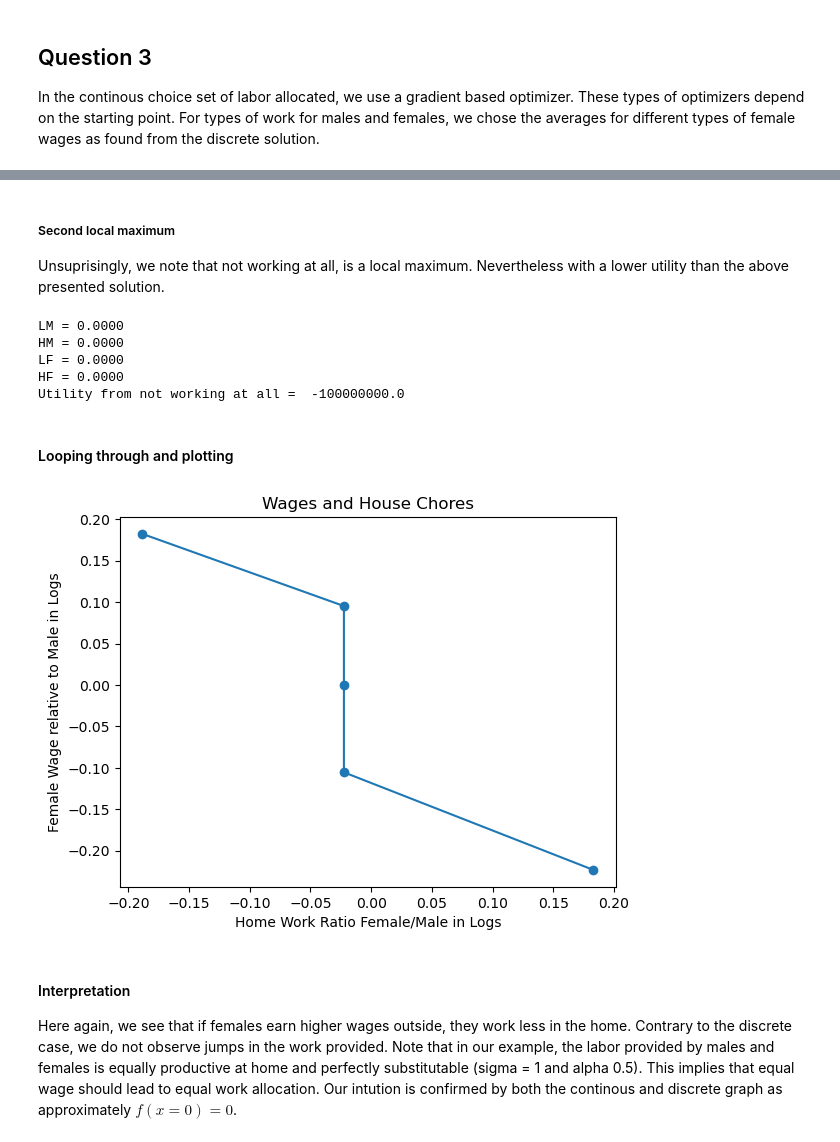
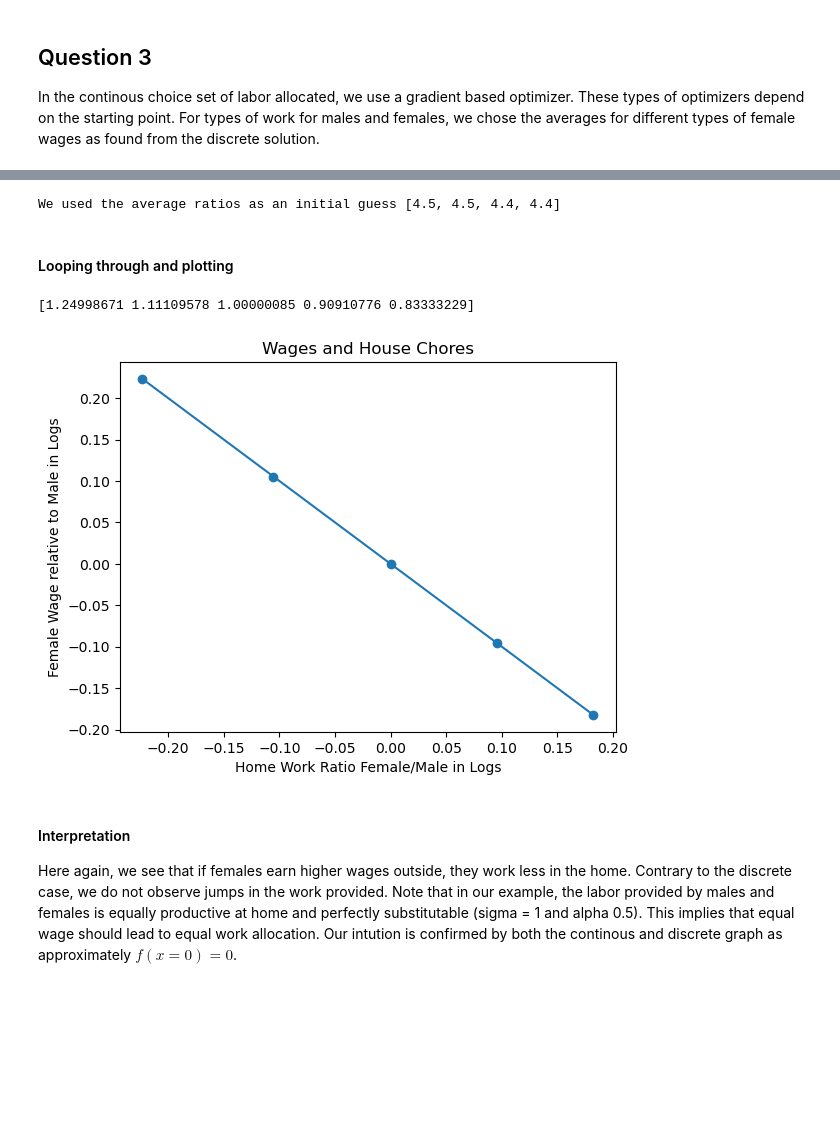
Before and after one commit to biguntitled/Intro_Num, a Jupyter notebook: Lukas.ipynb, the cells around one changed output, grey strips where cells are left out. Saved outputs shown, nothing was run; the diff lists cells and outputs as text; code cells hidden in the pictures; blank space fills up the shorter version.

```diff
--- a/Lukas.ipynb
+++ b/Lukas.ipynb
@@ -152,35 +126,31 @@ namespace(LM=3.113042308884136,
-# %% [markdown]
-##### Second local maximum
-Unsuprisingly, we note that not working at all, is a local maximum. Nevertheless with a lower utility than the above presented solution.
-# %%
-a.par.guess = [0, 0, 0, 0]
-a.solve_continuous(do_print=True)
-print('Utility from not working at all = ', a.calc_utility(LM= 0 , HM= 0, LF =0, HF= 0))
-# %% [output]
-LM = 0.0000
-HM = 0.0000
-LF = 0.0000
-HF = 0.0000
-Utility from not working at all =  -100000000.0
+# %%
+average_guess = [a.sol.LM_vec.mean().round(2),a.sol.HM_vec.mean().round(2) ,a.sol.LF_vec.mean().round(2), a.sol.HF_vec.mean().round(2)]
+print('We used the average ratios as an initial guess', a.par.guess)
+# %% [output]
+We used the average ratios as an initial guess [4.5, 4.5, 4.4, 4.4]
 # %% [markdown]
 #### Looping through and plotting
 # %%
 a.par.guess = average_guess
 assert np.array_equal(a.par.guess, average_guess)
 assert np.array_equal(a.par.wF_vec, np.linspace(0.8, 1.2, 5)) #Check we have the correct array of female wages stored
-res3 = a.solve_wF_vec(discrete=False) #Loops through the values, solves the model and stores the hours worked at home.
-Home_ratios = res3.Home_ratios #Above function returns the Home_ratios vector
+a.solve_wF_vec(discrete=False) #Loops through the values, solves the model and stores the hours worked at home.
+
+
+Home_ratios = a.sol.HF_HM_Ratio #Above function returns the Home_ratios vector
+print(Home_ratios)
 
 fig, ax = plt.subplots() #Start plotting
-ax.plot(np.log(Home_ratios), np.log(a.par.wF_vec), 'o-') #As male wage is equal to one, division is not necessary.
+ax.plot(np.log(a.par.wF_vec/a.par.wM), np.log(Home_ratios),'o-') #As male wage is equal to one, division is not necessary.
 
 ax.set_xlabel('Home Work Ratio Female/Male in Logs')
 ax.set_ylabel('Female Wage relative to Male in Logs')
 ax.set_title('Wages and House Chores')
 
 plt.show()
 # %% [output]
+[1.24998671 1.11109578 1.00000085 0.90910776 0.83333229]
-[figure, old version]
+[figure, new version]
 # %% [markdown]
 #### Interpretation
 Here again, we see that if females earn higher wages outside, they work less in the home. Contrary to the discrete case, we do not observe jumps in the work provided.
```
Also changed, not shown: parts of 10 cells of this notebook, 1 other file.
